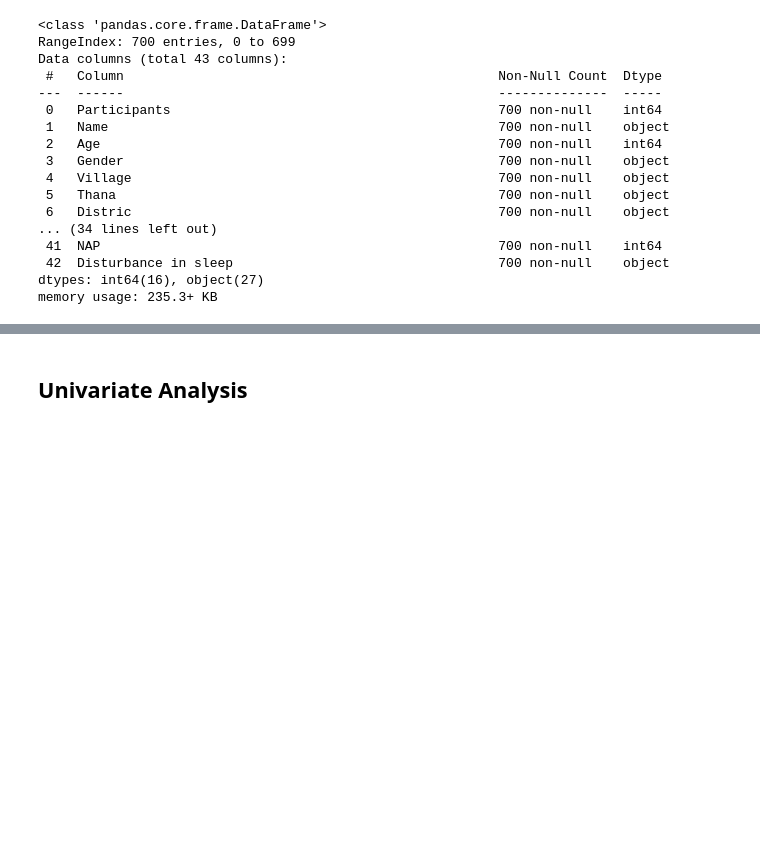
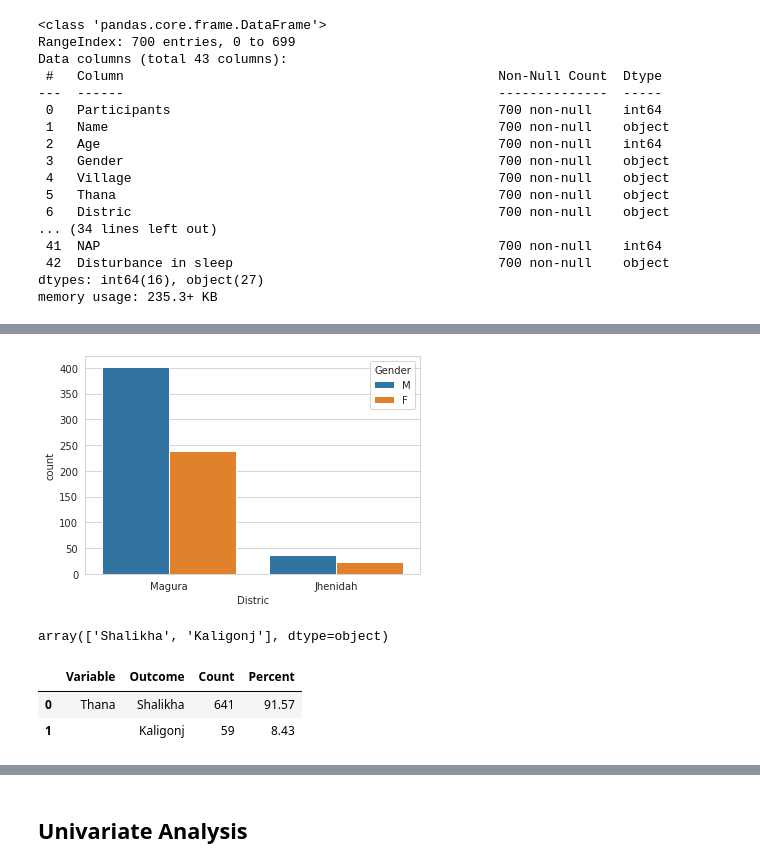
Before and after one commit to hossainlab/Diabetes_Study, a Jupyter notebook: Diabetes Survey Analysis.ipynb, the cells around one changed output, grey strips where cells are left out. Saved outputs shown, nothing was run; the diff lists cells and outputs as text; code cells hidden in the pictures; blank space fills up the shorter version.

```diff
--- a/Diabetes Survey Analysis.ipynb
+++ b/Diabetes Survey Analysis.ipynb
@@ -103,0 +168,16 @@ df.describe()
+# %%
+sns.countplot(categorical_df['Distric'], hue=categorical_df['Gender']);
+# %% [output]
+[figure, added]
+# %%
+# no. of thana
+categorical_df['Thana'].unique()
+# %% [output]
+array(['Shalikha', 'Kaligonj'], dtype=object)
+# %%
+# summary of thana
+rp.summary_cat(categorical_df['Thana'])
+# %% [output]
+|  | Variable | Outcome | Count | Percent |
+| 0 | Thana | Shalikha | 641 | 91.57 |
+| 1 |  | Kaligonj | 59 | 8.43 |
```
Also changed, not shown: parts of 54 cells of this notebook, 6 other files.
